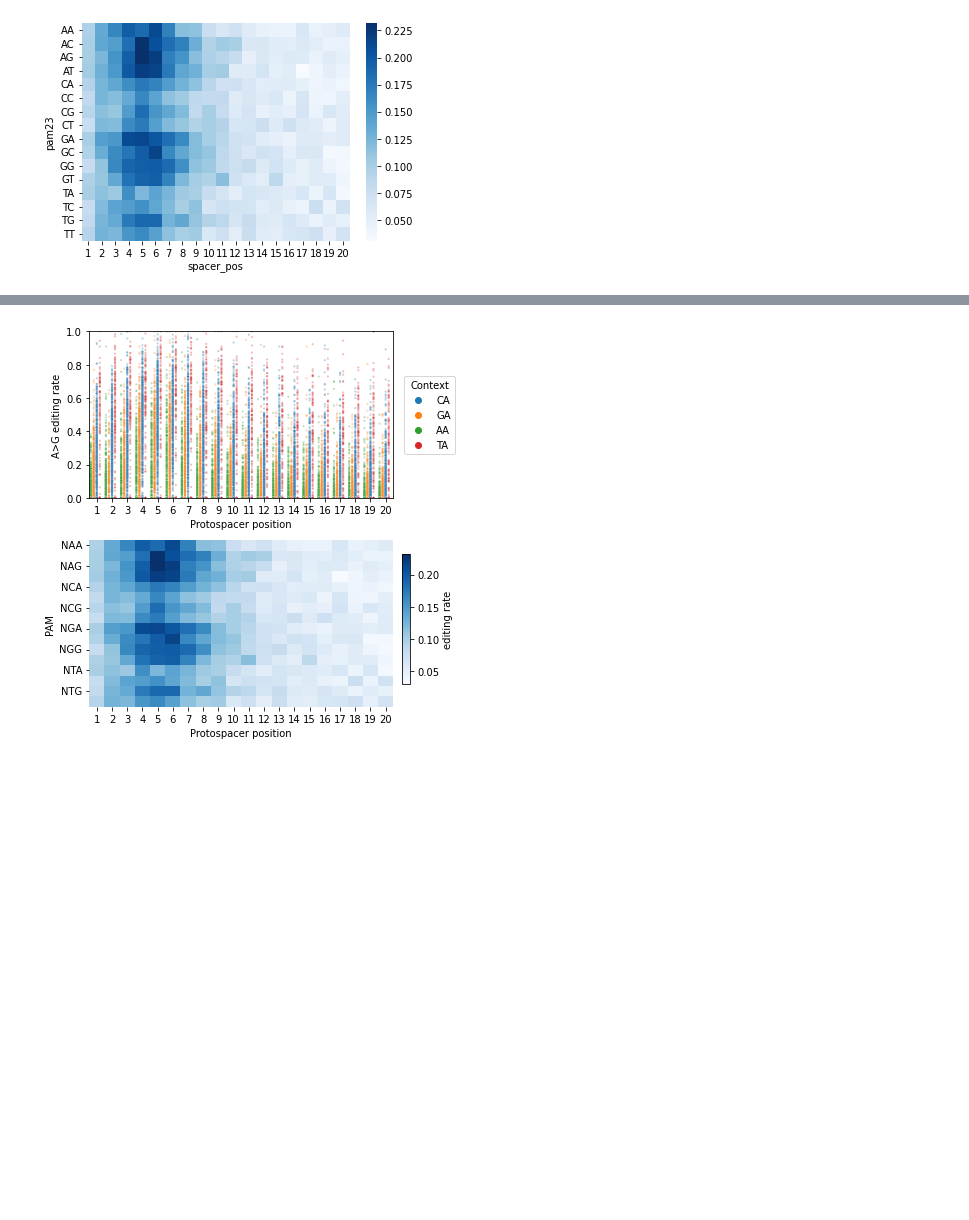
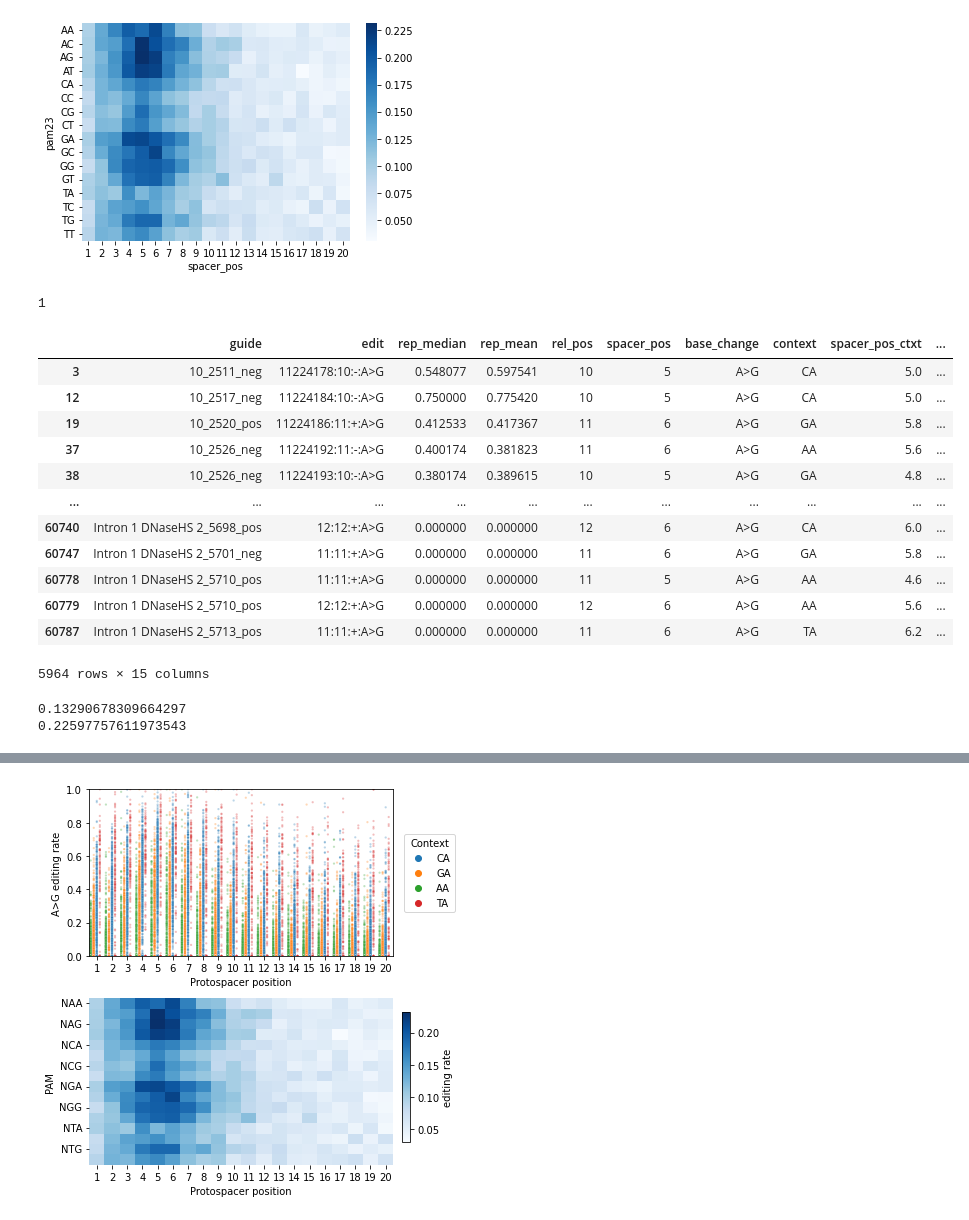
Before and after one commit to pinellolab/bean_manuscript, a Jupyter notebook: workflow/notebooks/Fig1b/1b_position.ipynb, the cells around one changed output, grey strips where cells are left out. Saved outputs shown, nothing was run; the diff lists cells and outputs as text; code cells hidden in the pictures; blank space fills up the shorter version.

```diff
--- a/workflow/notebooks/Fig1b/1b_position.ipynb
+++ b/workflow/notebooks/Fig1b/1b_position.ipynb
@@ -79,3 +89,32 @@ be.pl.editing_patterns.plot_by_pos_pam(cdata_bulk_fs, cedit_rates_df)
 plt.savefig("1b_pos_by_pam_LDLRCDS.pdf", bbox_inches = 'tight')
 # %% [output]
 [figure]
+# %%
+cedit_rates_df_ag.spacer_pos.min()
+# %% [output]
+1
+# %%
+cedit_rates_df_ag_P56=cedit_rates_df_ag.loc[cedit_rates_df_ag.spacer_pos.isin([5,6])]
+# %%
+cedit_rates_df_ag_P56
+# %% [output]
+|  | guide | edit | rep_median | rep_mean | rel_pos | spacer_pos | base_change | context | spacer_pos_ctxt | ... |
+| 3 | 10_2511_neg | 11224178:10:-:A>G | 0.548077 | 0.597541 | 10 | 5 | A>G | CA | 5.0 | ... |
+| 12 | 10_2517_neg | 11224184:10:-:A>G | 0.750000 | 0.775420 | 10 | 5 | A>G | CA | 5.0 | ... |
+| 19 | 10_2520_pos | 11224186:11:+:A>G | 0.412533 | 0.417367 | 11 | 6 | A>G | GA | 5.8 | ... |
+| 37 | 10_2526_neg | 11224192:11:-:A>G | 0.400174 | 0.381823 | 11 | 6 | A>G | AA | 5.6 | ... |
+| 38 | 10_2526_neg | 11224193:10:-:A>G | 0.380174 | 0.389615 | 10 | 5 | A>G | GA | 4.8 | ... |
+| ... | ... | ... | ... | ... | ... | ... | ... | ... | ... | ... |
+| 60740 | Intron 1 DNaseHS 2_5698_pos | 12:12:+:A>G | 0.000000 | 0.000000 | 12 | 6 | A>G | CA | 6.0 | ... |
+| 60747 | Intron 1 DNaseHS 2_5701_neg | 11:11:+:A>G | 0.000000 | 0.000000 | 11 | 6 | A>G | GA | 5.8 | ... |
+| 60778 | Intron 1 DNaseHS 2_5710_pos | 11:11:+:A>G | 0.000000 | 0.000000 | 11 | 5 | A>G | AA | 4.6 | ... |
+| 60779 | Intron 1 DNaseHS 2_5710_pos | 12:12:+:A>G | 0.000000 | 0.000000 | 12 | 6 | A>G | AA | 5.6 | ... |
+| 60787 | Intron 1 DNaseHS 2_5713_pos | 11:11:+:A>G | 0.000000 | 0.000000 | 11 | 6 | A>G | TA | 6.2 | ... |
+5964 rows × 15 columns
+# %%
+edit_P56_by_pam = cedit_rates_df_ag_P56.groupby("pam23")["rep_mean"].mean()
+print(edit_P56_by_pam.min())
+print(edit_P56_by_pam.max())
+# %% [output]
+0.13290678309664297
+0.22597757611973543
```
Also changed, not shown: parts of 14 cells of this notebook, 20 other files.
